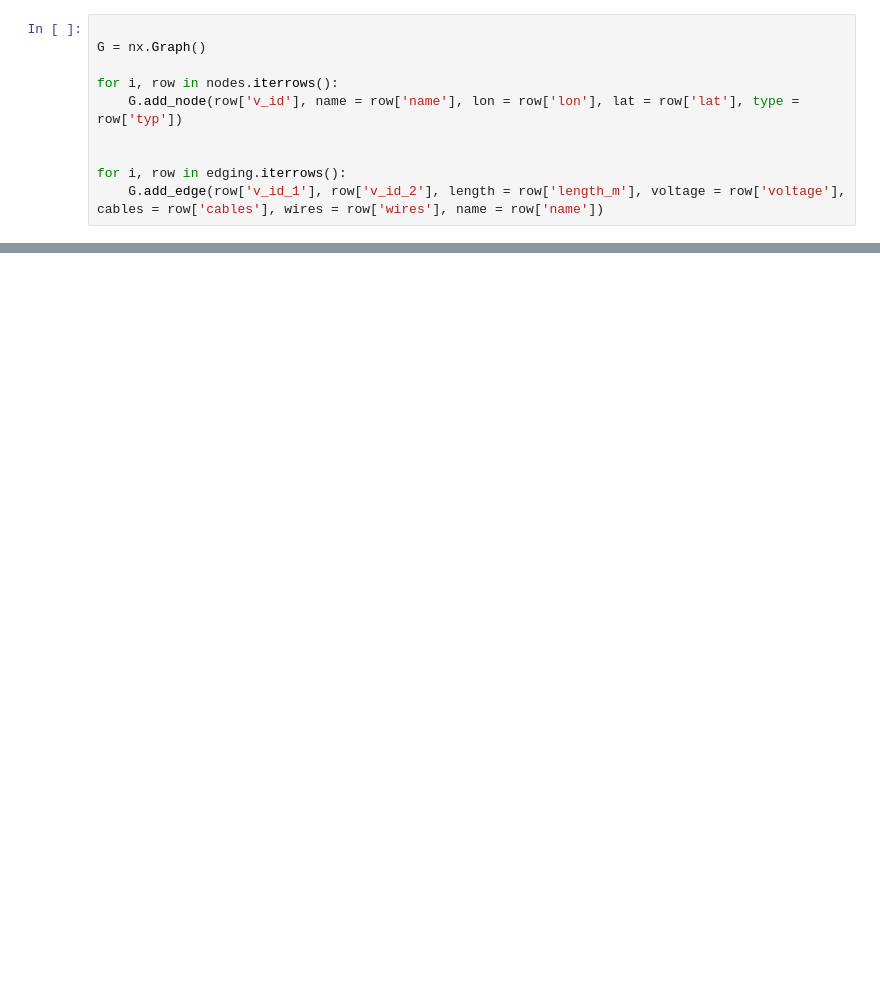
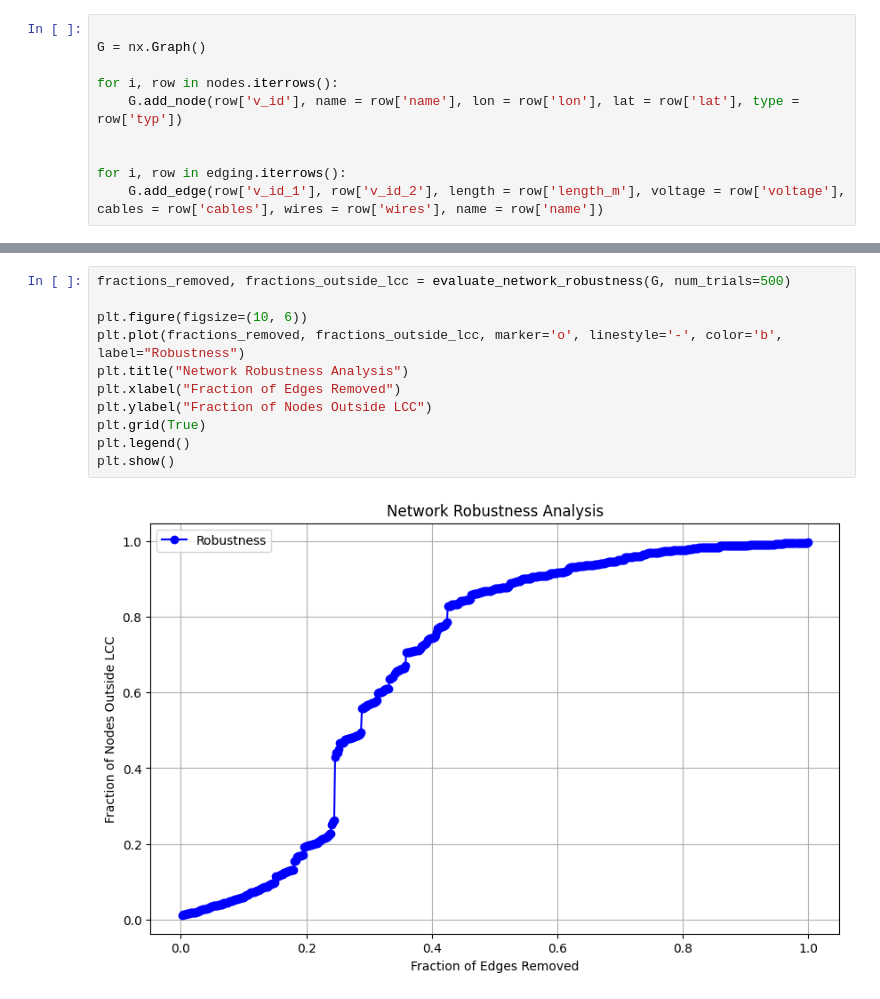
Before and after one commit to lschulte09/network_sci, a Jupyter notebook: Project/Project.ipynb, the cells around one changed output, grey strips where cells are left out. Drawn from its saved outputs; the diff is of its cells as text; blank space fills up the shorter version.

```diff
--- a/Project/Project.ipynb
+++ b/Project/Project.ipynb
@@ -92,0 +206,13 @@ plt.show()
+# %%
+fractions_removed, fractions_outside_lcc = evaluate_network_robustness(G, num_trials=500)
+
+plt.figure(figsize=(10, 6))
+plt.plot(fractions_removed, fractions_outside_lcc, marker='o', linestyle='-', color='b', label="Robustness")
+plt.title("Network Robustness Analysis")
+plt.xlabel("Fraction of Edges Removed")
+plt.ylabel("Fraction of Nodes Outside LCC")
+plt.grid(True)
+plt.legend()
+plt.show()
+# %% [output]
+[figure, added]
```
Also changed, not shown: parts of 7 cells of this notebook.
